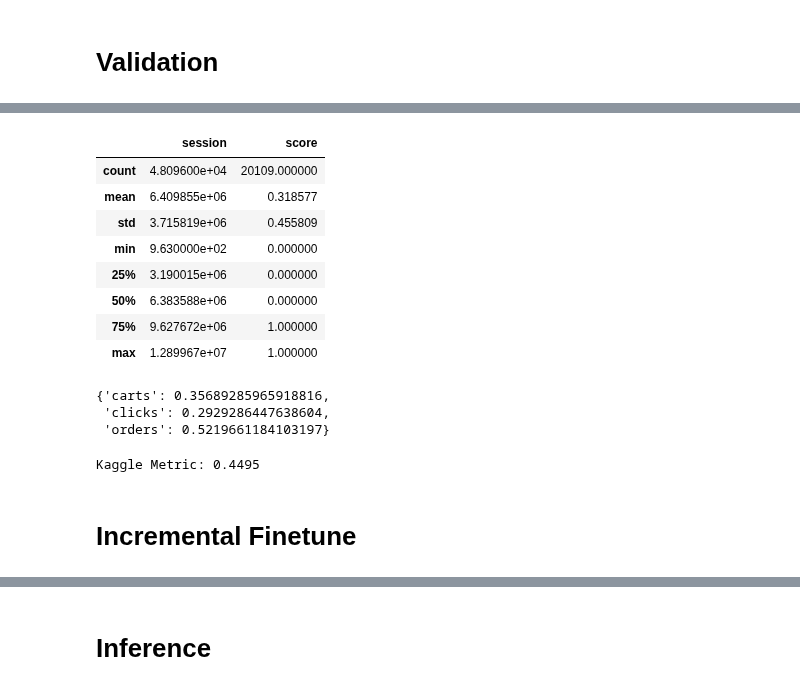
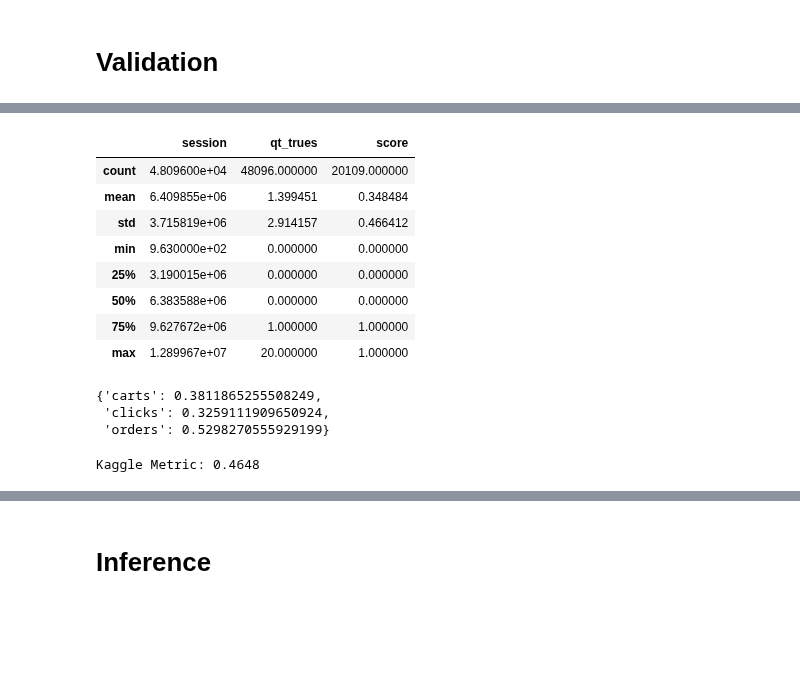
Before and after one commit to EnricRovira/025_Kaggle-OTTO-Recsys-2022, a Jupyter notebook: 1_Scripts/1_Model_v0.4.ipynb, the cells around one changed output, grey strips where cells are left out. Drawn from its saved outputs; the diff is of its cells as text; code cells hidden in the pictures; blank space fills up the shorter version.

```diff
--- a/1_Scripts/1_Model_v0.4.ipynb
+++ b/1_Scripts/1_Model_v0.4.ipynb
@@ -814,17 +814,17 @@ def grad_accum_scheduler(num_samples, list_scheduler, max_grad_accum):
 os.environ['WANDB_NOTEBOOK_NAME'] = '1_Model_v0.4.ipynb'
 
 class BERT4REC_CONFIG:
-    seed = 12 #42
+    seed = 42
     num_items = NUM_ITEMS
-    path_tfrecords = '../tfrecords/tfrecords_v0.4/'
-    restore_last_chekpoint = (False, 'model_bert4rec_complete_0.8.8_v1/checkpoints/', 'ckpt-17')
-    model_name = 'model_bert4rec_complete_0.9'
+    path_tfrecords = '../tfrecords/tfrecords_v0.5/'
+    restore_last_chekpoint = (True, 'model_bert4rec_complete_0.10/checkpoints/', 'ckpt-22')
+    model_name = 'model_bert4rec_complete_0.10'
     checkpoint_filepath = f'../2_Models/'
     num_records_dataset = 10_000_000
     batch_size = 32
-    tup_scheduler_grad_accum = (1, 5, 1_000_000) #(start_grad_accum, max_grad_accum, ramp_up_samples)
+    tup_scheduler_grad_accum = (5, 10, 1_500_000) #(start_grad_accum, max_grad_accum, ramp_up_samples)
     seq_len = 30
-    mask_prob = 0.3
+    mask_prob = 0.4
     reverse_prob = 0.5
     emb_dim = 128
     trf_dim = 128
@@ -833,7 +833,7 @@ class BERT4REC_CONFIG:
     ff_dim = trf_dim*4
     drop_rate = 0.1
     att_drop_rate = 0.1
-    epochs = 2
+    epochs = 3
     early_stopping = 5
     batch_num_printer_train = 500
     batch_num_printer_val = 250
@@ -1027,9 +1028,9 @@ def get_score_metric(y_true, y_pred, type_target, k=20):
     return score
 
 tf.keras.backend.clear_session()
-# model = build_model_bert4Rec(num_items=BERT4REC_CONFIG.num_items, model_cfg=BERT4REC_CONFIG)
-# ckpt = tf.train.Checkpoint(model=model)
-# ckpt.restore(tf.train.latest_checkpoint(f'../2_Models/model_bert4rec_complete_0.8.4/checkpoints'))
+model = build_model_bert4Rec(num_items=BERT4REC_CONFIG.num_items, model_cfg=BERT4REC_CONFIG)
+ckpt = tf.train.Checkpoint(model=model)
+ckpt.restore(tf.train.latest_checkpoint(f'../2_Models/model_bert4rec_complete_0.10/checkpoints'))
 list_paths_val = ['../tfrecords/tfrecords_v0.5/na_split=val/' + x for x in os.listdir('../tfrecords/tfrecords_v0.5/na_split=val')]
 val_dataloader = Bert4RecDataLoader(list_paths_val,
                                      num_items=NUM_ITEMS,
@@ -1060,8 +1061,8 @@ for num_batch, batch in enumerate(tqdm(val_dataloader)):
         preds = model(features, training=False)
         preds = tf.gather(preds, indices=idxs, axis=1, batch_dims=1)
         topk_scores, topk_idxs = tf.math.top_k(preds, k=20)
-        topk_idxs = np.asarray([[x for x in topk_idxs.numpy()[i, :]] for i in range(topk_idxs.numpy().shape[0])])
-        labels = [list(set([_target for _type, _target in zip(type_target.numpy()[i], target.numpy()[i]) if dict_map_type[type_]==_type and _target!=0])) for i in range(target.shape[0])]
+        topk_idxs = np.asarray([[dict_map[x] for x in topk_idxs.numpy()[i, :]] for i in range(topk_idxs.numpy().shape[0])])
+        labels = [list(set([dict_map[_target] for _type, _target in zip(type_target.numpy()[i], target.numpy()[i]) if dict_map_type[type_]==_type and _target!=0])) for i in range(target.shape[0])]
         ###
         list_sessions.append(session.numpy())
         list_predictions.append(topk_idxs)
@@ -1078,7 +1079,7 @@ df_val = pd.DataFrame({
     'trues' : list_trues,
     'type' : np.concatenate(list_types)
 })
-
+df_val['qt_trues'] = df_val['trues'].apply(lambda x : len(x))
 df_val['score'] = df_val.progress_apply(lambda x: get_score_metric(x['trues'], x['predictions'], x['type']), axis=1)
 
 display(df_val.describe())
@@ -1088,26 +1089,16 @@ kaggle_metric = 0.1*dict_scores['clicks'] + 0.3*dict_scores['carts'] + 0.6*dict_
 print(f'Kaggle Metric: {kaggle_metric:.4f}')
 
 
-# (seq_len=20)model_bert4rec_complete_0.8.4 - ckpt10
-# {'carts': 0.3504520904714635,
-#  'clicks': 0.22126267582597317,
-#  'orders': 0.5380787421674682}
-# Kaggle Metric: 0.4501
-
-# (seq_len=20)model_bert4rec_complete_0.8.4 - ckpt18
-# 'carts': 0.3685273404345569,
-#  'clicks': 0.23584843923826976,
-#  'orders': 0.5460814923612543}
-# Kaggle Metric: 0.4618
+# compare to
+# (seq_len=20)model_bert4rec_complete_0.10 - ckpt28
+# {'carts': 0.3811865255508249,
+#  'clicks': 0.32103439425051333,
+#  'orders': 0.5298270555929199}
+# Kaggle Metric: 0.4644
 
 # import wandb
 # api = wandb.Api()
 # run = api.run("<path to run>")
 # run.summary["kaggle_metric"] = kaggle_metric
 # run.update()
-
-# {'carts': 0.38179916427339106,
-#  'clicks': 0.24199986911851318,
-#  'orders': 0.5271463692098612}
-# Kaggle Metric: 0.4550
 # %% [output]
@@ -1114,15 +1122,13 @@ print(f'Kaggle Metric: {kaggle_metric:.4f}')
-|  | session | score |
-| count | 4.809600e+04 | 20109.000000 |
-| mean | 6.409855e+06 | 0.318577 |
-| std | 3.715819e+06 | 0.455809 |
-| min | 9.630000e+02 | 0.000000 |
-| 25% | 3.190015e+06 | 0.000000 |
-| 50% | 6.383588e+06 | 0.000000 |
-| 75% | 9.627672e+06 | 1.000000 |
-| max | 1.289967e+07 | 1.000000 |
+|  | session | qt_trues | score |
+| count | 4.809600e+04 | 48096.000000 | 20109.000000 |
+| mean | 6.409855e+06 | 1.399451 | 0.348484 |
+| std | 3.715819e+06 | 2.914157 | 0.466412 |
+| min | 9.630000e+02 | 0.000000 | 0.000000 |
+| 25% | 3.190015e+06 | 0.000000 | 0.000000 |
+| 50% | 6.383588e+06 | 0.000000 | 0.000000 |
+| 75% | 9.627672e+06 | 1.000000 | 1.000000 |
+| max | 1.289967e+07 | 20.000000 | 1.000000 |
-{'carts': 0.35689285965918816,
- 'clicks': 0.2929286447638604,
- 'orders': 0.5219661184103197}
-Kaggle Metric: 0.4495
+{'carts': 0.3811865255508249,
+ 'clicks': 0.3259111909650924,
+ 'orders': 0.5298270555929199}
+Kaggle Metric: 0.4648
-# %% [markdown]
-# Incremental Finetune
```
Also changed, not shown: parts of 5 cells of this notebook, 5 other files.
